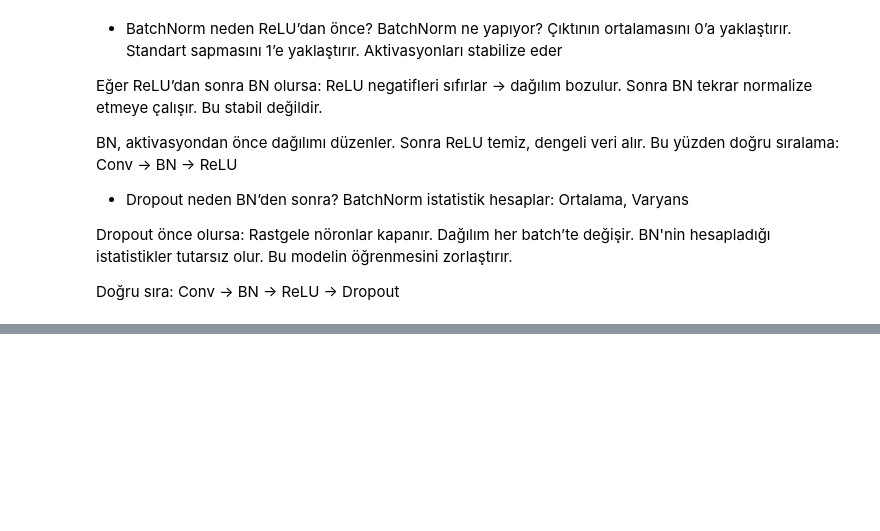
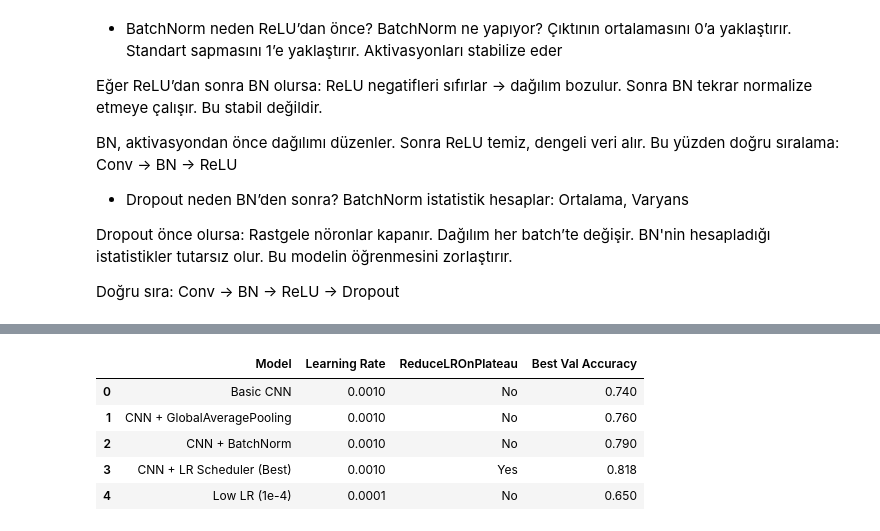
Before and after one commit to beyzahiz/Cats-Dogs-CNN-Classifier, a Jupyter notebook: Cats_Dogs.ipynb, the cells around one changed output, grey strips where cells are left out. Cells and saved outputs as stored; diff of their text form; code cells hidden in the pictures; blank space fills up the shorter version.

```diff
--- a/Cats_Dogs.ipynb
+++ b/Cats_Dogs.ipynb
@@ -635,0 +620,43 @@ print(cm)
+# %%
+import pandas as pd
+
+results = {
+    "Model": [
+        "Basic CNN",
+        "CNN + GlobalAveragePooling",
+        "CNN + BatchNorm",
+        "CNN + LR Scheduler (Best)",
+        "Low LR (1e-4)"
+    ],
+    "Learning Rate": [
+        0.001,
+        0.001,
+        0.001,
+        0.001,
+        0.0001
+    ],
+    "ReduceLROnPlateau": [
+        "No",
+        "No",
+        "No",
+        "Yes",
+        "No"
+    ],
+    "Best Val Accuracy": [
+        0.74,
+        0.76,
+        0.79,
+        0.818,
+        0.65
+    ]
+}
+
+df = pd.DataFrame(results)
+df
+# %% [output]
+|  | Model | Learning Rate | ReduceLROnPlateau | Best Val Accuracy |
+| 0 | Basic CNN | 0.0010 | No | 0.740 |
+| 1 | CNN + GlobalAveragePooling | 0.0010 | No | 0.760 |
+| 2 | CNN + BatchNorm | 0.0010 | No | 0.790 |
+| 3 | CNN + LR Scheduler (Best) | 0.0010 | Yes | 0.818 |
+| 4 | Low LR (1e-4) | 0.0001 | No | 0.650 |
```
Also changed, not shown: parts of 14 cells of this notebook.
